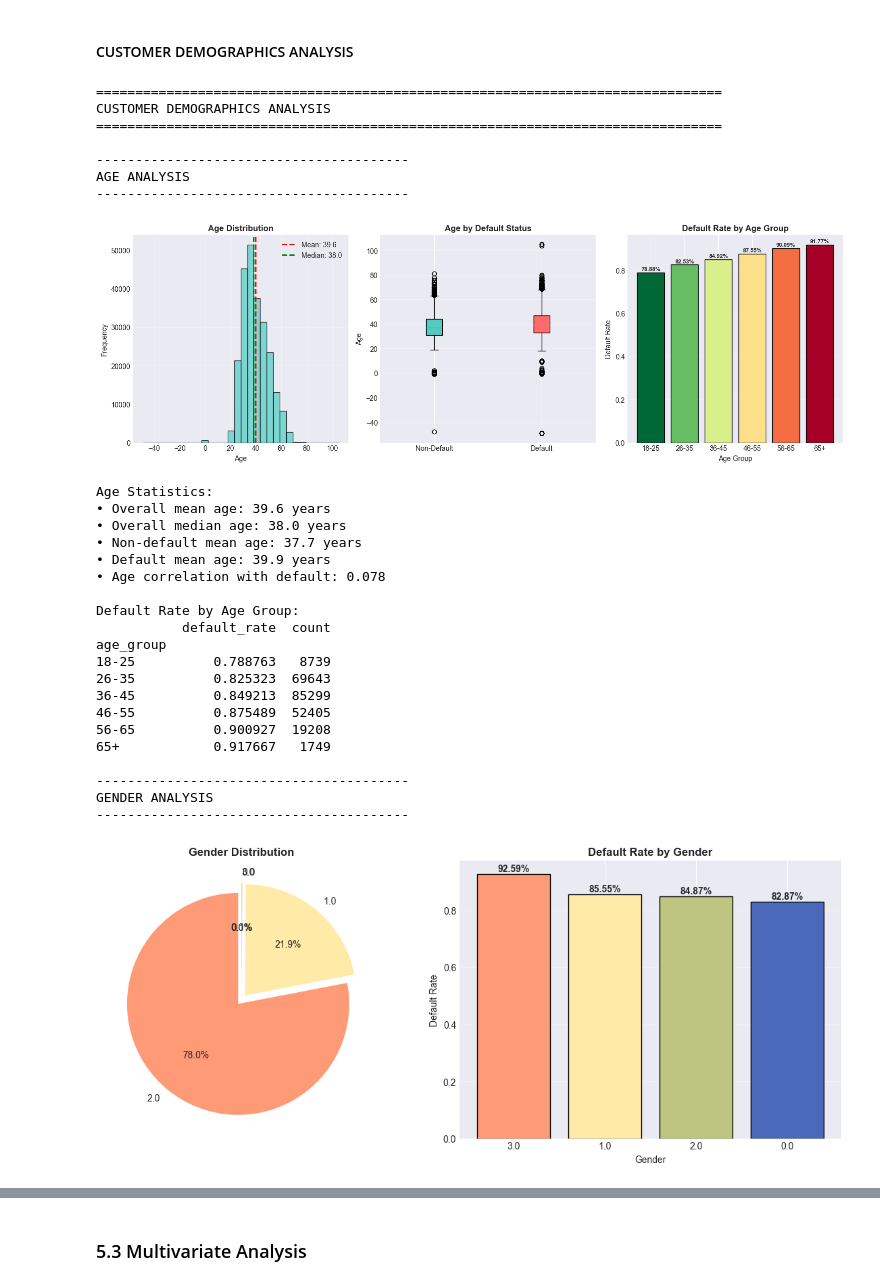
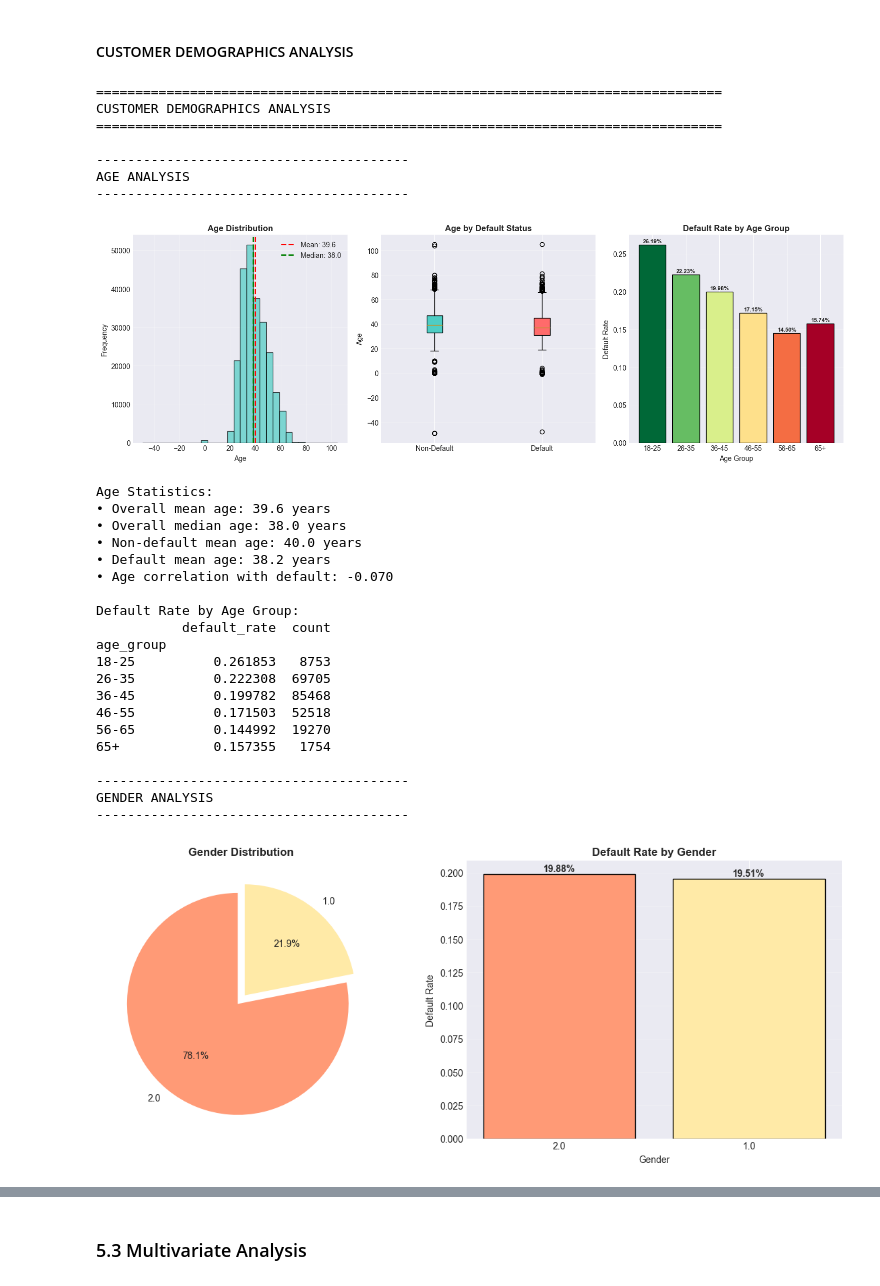
Before and after one commit to mnenedavid/Loan-Default-Risk-Detection, a Jupyter notebook: notebook.ipynb, the cells around one changed output, grey strips where cells are left out. Saved outputs shown, nothing was run; the diff lists cells and outputs as text; code cells hidden in the pictures.

```diff
--- a/notebook.ipynb
+++ b/notebook.ipynb
@@ -753,7 +855,7 @@ print("="*80)
 
 # Define loan characteristics columns
 loan_cols = ['loanamount', 'loan_term_days', 'principal', 'interest_rate',
-             'loan_to_limit_ratio', 'loanlimit', 'loan_size_escalation']
+             'loan_to_limit_ratio', 'loanlimit']
 
 # Filter columns that exist
 loan_cols = [col for col in loan_cols if col in df.columns]
@@ -767,8 +869,8 @@ for idx, col in enumerate(loan_cols[:6]):
     ax = axes[idx]
 
     # Prepare data
-    non_default_data = df[df['default'] == 0][col].dropna()
-    default_data = df[df['default'] == 1][col].dropna()
+    non_default_data = df[df['is_default'] == 0][col].dropna()
+    default_data = df[df['is_default'] == 1][col].dropna()
 
     # Create violin plot positions
     positions = [1, 2]
@@ -829,8 +931,8 @@ if 'loanamount' in df.columns:
     axes[0].grid(True, alpha=0.3)
 
     # 2. Box plot
-    box_data = [df[df['default'] == 0]['loanamount'].dropna(),
-                df[df['default'] == 1]['loanamount'].dropna()]
+    box_data = [df[df['is_default'] == 0]['loanamount'].dropna(),
+                df[df['is_default'] == 1]['loanamount'].dropna()]
 
     bp = axes[1].boxplot(box_data, labels=['Non-Default', 'Default'],
                         patch_artist=True)
@@ -845,7 +947,7 @@ if 'loanamount' in df.columns:
 
     # 3. Default rate by decile
     df['loan_amount_decile'] = pd.qcut(df['loanamount'], q=10, duplicates='drop')
-    decile_default = df.groupby('loan_amount_decile')['default'].mean()
+    decile_default = df.groupby('loan_amount_decile')['is_default'].mean()
 
     # Create gradient colors
     colors = plt.cm.RdYlGn_r(np.linspace(0, 1, len(decile_default)))
@@ -871,9 +973,9 @@ if 'loanamount' in df.columns:
     print("\nLoan Amount Statistics:")
     print(f"• Overall mean: ${df['loanamount'].mean():,.2f}")
     print(f"• Overall median: ${df['loanamount'].median():,.2f}")
-    print(f"• Non-default mean: ${df[df['default'] == 0]['loanamount'].mean():,.2f}")
-    print(f"• Default mean: ${df[df['default'] == 1]['loanamount'].mean():,.2f}")
-    print(f"• Difference: ${df[df['default'] == 1]['loanamount'].mean() - df[df['default'] == 0]['loanamount'].mean():,.2f}")
+    print(f"• Non-default mean: ${df[df['is_default'] == 0]['loanamount'].mean():,.2f}")
+    print(f"• Default mean: ${df[df['is_default'] == 1]['loanamount'].mean():,.2f}")
+    print(f"• Difference: ${df[df['is_default'] == 1]['loanamount'].mean() - df[df['is_default'] == 0]['loanamount'].mean():,.2f}")
 
 # Interest rate analysis
 if 'interest_rate' in df.columns:
@@ -893,7 +995,7 @@ if 'interest_rate' in df.columns:
 
     # 2. Default rate by interest rate quintile
     df['interest_rate_quintile'] = pd.qcut(df['interest_rate'], q=5, duplicates='drop')
-    interest_default = df.groupby('interest_rate_quintile')['default'].mean()
+    interest_default = df.groupby('interest_rate_quintile')['is_default'].mean()
 
     bars = axes[1].bar(range(len(interest_default)), interest_default.values,
                       color=plt.cm.RdYlGn_r(np.linspace(0, 1, len(interest_default))),
@@ -1000,8 +1114,8 @@ if 'age' in df.columns:
     axes[0].grid(True, alpha=0.3)
 
     # 2. Box plot by default
-    box_data = [df[df['default'] == 0]['age'].dropna(),
-                df[df['default'] == 1]['age'].dropna()]
+    box_data = [df[df['is_default'] == 0]['age'].dropna(),
+                df[df['is_default'] == 1]['age'].dropna()]
 
     bp = axes[1].boxplot(box_data, labels=['Non-Default', 'Default'],
                         patch_artist=True)
@@ -1018,7 +1132,7 @@ if 'age' in df.columns:
     labels = ['18-25', '26-35', '36-45', '46-55', '56-65', '65+']
 
     df['age_group'] = pd.cut(df['age'], bins=bins, labels=labels, right=False)
-    age_group_default = df.groupby('age_group')['default'].mean()
+    age_group_default = df.groupby('age_group')['is_default'].mean()
 
     # Create color gradient
     colors = plt.cm.RdYlGn_r(np.linspace(0, 1, len(age_group_default)))
@@ -1042,12 +1156,12 @@ if 'age' in df.columns:
     print("\nAge Statistics:")
     print(f"• Overall mean age: {df['age'].mean():.1f} years")
     print(f"• Overall median age: {df['age'].median():.1f} years")
-    print(f"• Non-default mean age: {df[df['default'] == 0]['age'].mean():.1f} years")
-    print(f"• Default mean age: {df[df['default'] == 1]['age'].mean():.1f} years")
-    print(f"• Age correlation with default: {df[['age', 'default']].corr().iloc[0, 1]:.3f}")
+    print(f"• Non-default mean age: {df[df['is_default'] == 0]['age'].mean():.1f} years")
+    print(f"• Default mean age: {df[df['is_default'] == 1]['age'].mean():.1f} years")
+    print(f"• Age correlation with default: {df[['age', 'is_default']].corr().iloc[0, 1]:.3f}")
 
     print("\nDefault Rate by Age Group:")
-    age_summary = df.groupby('age_group')['default'].agg(['mean', 'count'])
+    age_summary = df.groupby('age_group')['is_default'].agg(['mean', 'count'])
     age_summary.columns = ['default_rate', 'count']
     print(age_summary)
 
@@ -1068,7 +1182,7 @@ if 'gender' in df.columns:
     axes[0].set_title('Gender Distribution', fontsize=12, fontweight='bold')
 
     # 2. Default rate by gender
-    gender_default = df.groupby('gender')['default'].mean().sort_values(ascending=False)
+    gender_default = df.groupby('gender')['is_default'].mean().sort_values(ascending=False)
     bars = axes[1].bar(gender_default.index.astype(str), gender_default.values,
                       color=COLORS['categorical'][:len(gender_default)],
                       edgecolor='black')
@@ -1087,7 +1201,7 @@ if 'gender' in df.columns:
 
     # Print gender statistics
     print("\nGender Statistics:")
-    gender_summary = df.groupby('gender')['default'].agg(['mean', 'count'])
+    gender_summary = df.groupby('gender')['is_default'].agg(['mean', 'count'])
     gender_summary.columns = ['default_rate', 'count']
     print(gender_summary)
 
@@ -1095,8 +1209,8 @@ if 'gender' in df.columns:
     from scipy import stats
 
     if gender_summary.shape[0] == 2:
-        group1 = df[df['gender'] == gender_summary.index[0]]['default']
-        group2 = df[df['gender'] == gender_summary.index[1]]['default']
+        group1 = df[df['gender'] == gender_summary.index[0]]['is_default']
+        group2 = df[df['gender'] == gender_summary.index[1]]['is_default']
         t_stat, p_val = stats.ttest_ind(group1, group2, nan_policy='omit')
         print(f"\nT-test for gender difference in default rates:")
         print(f"• t-statistic: {t_stat:.3f}")
@@ -1131,8 +1245,8 @@ if 'account_age_days' in df.columns:
     axes[0].grid(True, alpha=0.3)
 
     # 2. Box plot
-    box_data = [df[df['default'] == 0]['account_age_years'].dropna(),
-                df[df['default'] == 1]['account_age_years'].dropna()]
+    box_data = [df[df['is_default'] == 0]['account_age_years'].dropna(),
+                df[df['is_default'] == 1]['account_age_years'].dropna()]
 
     bp = axes[1].boxplot(box_data, labels=['Non-Default', 'Default'],
                         patch_artist=True)
@@ -1145,7 +1259,7 @@ if 'account_age_days' in df.columns:
 
     # 3. Default rate by account age quintile
     df['account_age_quintile'] = pd.qcut(df['account_age_years'], q=5, duplicates='drop')
-    account_age_default = df.groupby('account_age_quintile')['default'].mean()
+    account_age_default = df.groupby('account_age_quintile')['is_default'].mean()
 
     bars = axes[2].bar(range(len(account_age_default)), account_age_default.values,
                       color=plt.cm.RdYlGn_r(np.linspace(0, 1, len(account_age_default))),
@@ -1165,48 +1279,48 @@ if 'account_age_days' in df.columns:
     plt.tight_layout()
     plt.show()
 
     # Print statistics
     print("\nAccount Age Statistics:")
     print(f"• Mean account age: {df['account_age_years'].mean():.1f} years")
     print(f"• Median account age: {df['account_age_years'].median():.1f} years")
-    print(f"• Non-default mean: {df[df['default'] == 0]['account_age_years'].mean():.1f} years")
-    print(f"• Default mean: {df[df['default'] == 1]['account_age_years'].mean():.1f} years")
-    print(f"• Correlation with default: {df[['account_age_years', 'default']].corr().iloc[0, 1]:.3f}")
+    print(f"• Non-default mean: {df[df['is_default'] == 0]['account_age_years'].mean():.1f} years")
+    print(f"• Default mean: {df[df['is_default'] == 1]['account_age_years'].mean():.1f} years")
+    print(f"• Correlation with default: {df[['account_age_years', 'is_default']].corr().iloc[0, 1]:.3f}")
 
     print("\nDefault Rate by Account Age Quintile:")
-    account_age_summary = df.groupby('account_age_quintile')['default'].agg(['mean', 'count'])
+    account_age_summary = df.groupby('account_age_quintile')['is_default'].agg(['mean', 'count'])
     account_age_summary.columns = ['default_rate', 'count']
     print(account_age_summary)
 # %% [output]
 ================================================================================
 CUSTOMER DEMOGRAPHICS ANALYSIS
 ================================================================================
 
 ----------------------------------------
 AGE ANALYSIS
 ----------------------------------------
-[figure, old version]
+[figure, new version]
 Age Statistics:
 • Overall mean age: 39.6 years
 • Overall median age: 38.0 years
-• Non-default mean age: 37.7 years
-• Default mean age: 39.9 years
-• Age correlation with default: 0.078
+• Non-default mean age: 40.0 years
+• Default mean age: 38.2 years
+• Age correlation with default: -0.070
 
 Default Rate by Age Group:
            default_rate  count
 age_group
-18-25          0.788763   8739
-26-35          0.825323  69643
-36-45          0.849213  85299
-46-55          0.875489  52405
-56-65          0.900927  19208
-65+            0.917667   1749
+18-25          0.261853   8753
+26-35          0.222308  69705
+36-45          0.199782  85468
+46-55          0.171503  52518
+56-65          0.144992  19270
+65+            0.157355   1754
 
 ----------------------------------------
 GENDER ANALYSIS
 ----------------------------------------
-[figure, old version]
+[figure, new version]
 Gender Statistics:
         default_rate   count
 gender
```
Also changed, not shown: parts of 31 cells of this notebook, 4 other files.
